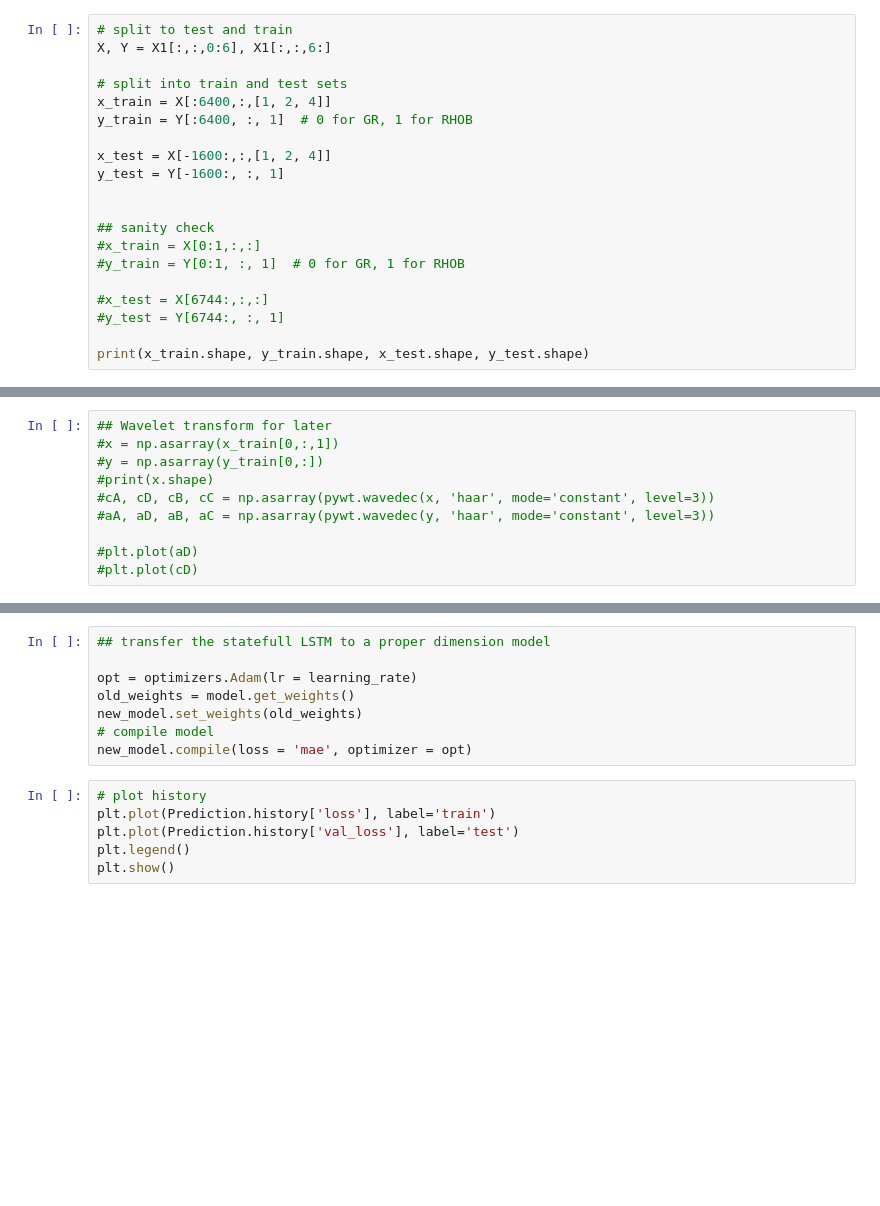
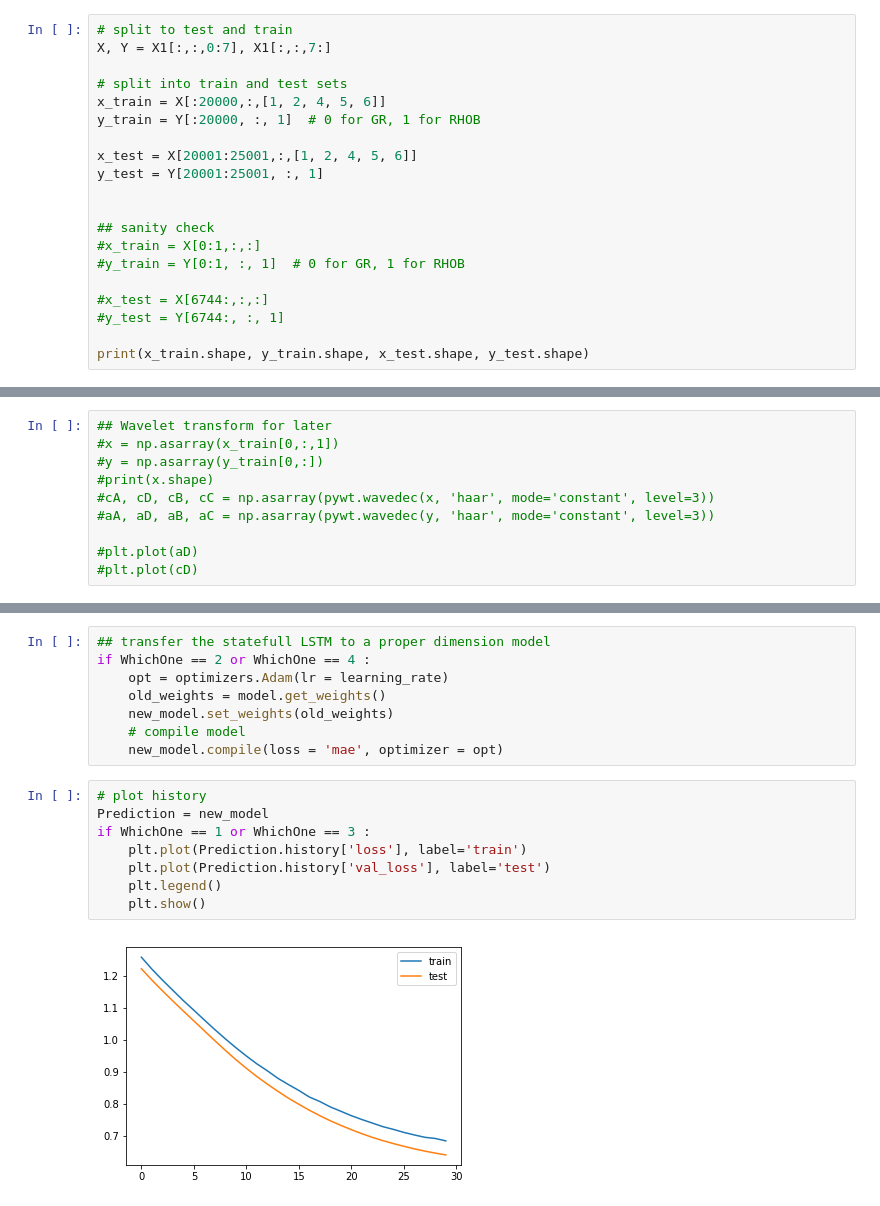
Before and after one commit to mehrdadyo/DrillingNN, a Jupyter notebook: RNN/DrillingBiLSTM.ipynb, the cells around one changed output, grey strips where cells are left out. Saved outputs shown, nothing was run; the diff lists cells and outputs as text; blank space fills up the shorter version.

```diff
--- a/RNN/DrillingBiLSTM.ipynb
+++ b/RNN/DrillingBiLSTM.ipynb
@@ -27,13 +38,13 @@ data loaded
 # %%
 # split to test and train
-X, Y = X1[:,:,0:6], X1[:,:,6:]
+X, Y = X1[:,:,0:7], X1[:,:,7:]
 
 # split into train and test sets
-x_train = X[:6400,:,[1, 2, 4]]
-y_train = Y[:6400, :, 1]  # 0 for GR, 1 for RHOB
+x_train = X[:20000,:,[1, 2, 4, 5, 6]]
+y_train = Y[:20000, :, 1]  # 0 for GR, 1 for RHOB
 
-x_test = X[-1600:,:,[1, 2, 4]]
-y_test = Y[-1600:, :, 1]
+x_test = X[20001:25001,:,[1, 2, 4, 5, 6]]
+y_test = Y[20001:25001, :, 1]
 
 
 ## sanity check
@@ -257,16 +375,20 @@ Epoch 1/1
 # %%
 ## transfer the statefull LSTM to a proper dimension model
-
-opt = optimizers.Adam(lr = learning_rate)
-old_weights = model.get_weights()
-new_model.set_weights(old_weights)
-# compile model
-new_model.compile(loss = 'mae', optimizer = opt)
+if WhichOne == 2 or WhichOne == 4 :
+    opt = optimizers.Adam(lr = learning_rate)
+    old_weights = model.get_weights()
+    new_model.set_weights(old_weights)
+    # compile model
+    new_model.compile(loss = 'mae', optimizer = opt)
 # %%
 # plot history
-plt.plot(Prediction.history['loss'], label='train')
-plt.plot(Prediction.history['val_loss'], label='test')
-plt.legend()
-plt.show()
+Prediction = new_model
+if WhichOne == 1 or WhichOne == 3 :
+    plt.plot(Prediction.history['loss'], label='train')
+    plt.plot(Prediction.history['val_loss'], label='test')
+    plt.legend()
+    plt.show()
+# %% [output]
+[figure, added]
 # %%
 # make prediction
```
Also changed, not shown: parts of 11 cells of this notebook.
